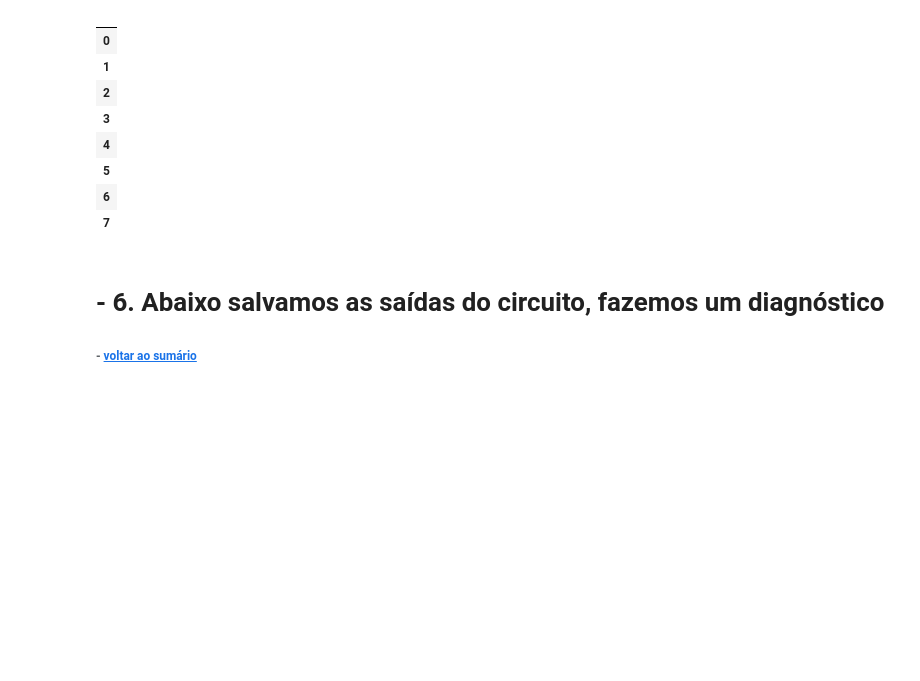
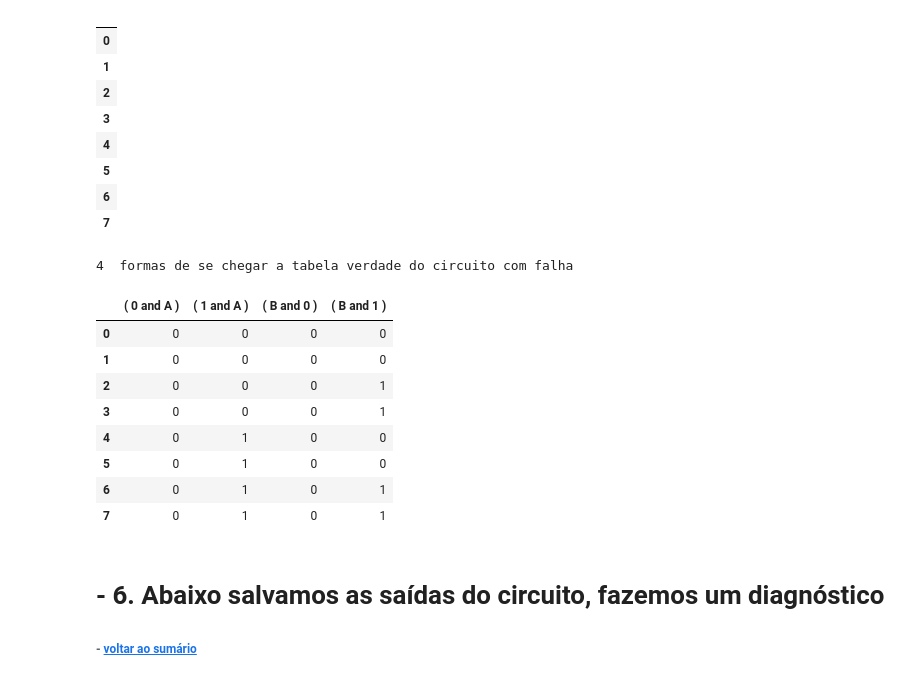
Before and after one commit to crislanio/LogicCircuitIA, a Jupyter notebook: Trabalho_01_IA-MACC.ipynb, the cells around one changed output. Cells and saved outputs as stored; diff of their text form; code cells hidden in the pictures; blank space fills up the shorter version.

```diff
--- a/Trabalho_01_IA-MACC.ipynb
+++ b/Trabalho_01_IA-MACC.ipynb
@@ -85,17 +85,18 @@ pd.set_option('display.large_repr', 'truncate')
 pd.set_option('display.max_columns', 100)
 # %%
 ## Execute o programa mais uma  vez dessa vez sem falhas
-
-gerarCSV =  1 # 1 Roda o programa com Falha
-# gerarCSV = 0 # 0 Roda o programa sem Falha
+# gerarCSV =  1 # 1 Roda o programa com Falha
+gerarCSV = 0 # 0 Roda o programa sem Falha
 
 if gerarCSV==1:
     f = open("circuito.txt",'r')
+#     f = open("pfinalFalha.txt",'r')
     # logicFormCircuit
     texto = f.readlines()
     print(gerarCSV,texto, type(texto), len(texto))
 if gerarCSV==0:
     f = open("circuito1_semfalha.txt",'r')
+
 #     f = open("pfinal.txt",'r')
     # logicFormCircuit
     texto = f.readlines()
@@ -285,7 +286,7 @@ def aplicaClausula():
 # %%
 listCircuito[0] == dfCircuito.values[0][0]  # Circuito Lógico
 
-    def ():
+def aplicaClausulaComFalhas():
     # Substituindo e gerando o circuito. Circuito de Teste
     for feature in dfCircuito.columns:
         for i in range(len(listCircuito)):
@@ -1489,6 +1604,18 @@ for i in range(len(indicesFalhasIguaisF23x3)):
     if indicesFalhasIguaisF23x3[i]==True:
         indicesFalhasIguaisF2_3x3.append(i+3)
 #         print(i)
+# %%
+# # falha 1x1 # Se for o circuito final descomente isso
+indicesFalhasIguaisF3 = []
+indicesFalhasIguaisF3_ = []
+
+for i, row in dfFilesFalhasS3.iterrows():
+    indicesFalhasIguaisF3.append(dfFilesGeradoFalha[dfFilesGeradoFalha.columns[::-1][6]].equals(dfFilesFalhasS3[dfFilesFalhasS3.columns[row][0]]))
+# print(indicesFalhasIguaisF3)
+#         print(i)
+for i in range(len(indicesFalhasIguaisF3)):
+    if indicesFalhasIguaisF3[i]==True:
+        indicesFalhasIguaisF3_.append(i+3)
 # %% [markdown]
 # - <a id='#5.1'>5.1 Resultado do diagnóstico</a>
 ###### - <a href='#8'> voltar ao sumário </a>
@@ -1536,6 +1663,21 @@ dfFilesFalhasS2[dfFilesFalhasS2.columns[indicesFalhasIguaisF2_]]
 | 5 |
 | 6 |
 | 7 |
+# %%
+# Se for o circuito final descomente isso
+print(len(indicesFalhasIguaisF3_), " formas de se chegar a tabela verdade do circuito com falha")
+dfFilesFalhasS3[dfFilesFalhasS3.columns[indicesFalhasIguaisF3_]]
+# %% [output]
+4  formas de se chegar a tabela verdade do circuito com falha
+|  | ( 0 and A ) | ( 1 and A ) | ( B and 0 ) | ( B and 1 ) |
+| 0 | 0 | 0 | 0 | 0 |
+| 1 | 0 | 0 | 0 | 0 |
+| 2 | 0 | 0 | 0 | 1 |
+| 3 | 0 | 0 | 0 | 1 |
+| 4 | 0 | 1 | 0 | 0 |
+| 5 | 0 | 1 | 0 | 0 |
+| 6 | 0 | 1 | 0 | 1 |
+| 7 | 0 | 1 | 0 | 1 |
 # %% [markdown]
 # - <a id='#6'>6. Abaixo salvamos as saídas do circuito, fazemos um diagnóstico</a>
 ###### - <a href='#8'> voltar ao sumário </a>
```
Also changed, not shown: parts of 8 cells of this notebook, 42 other files.
